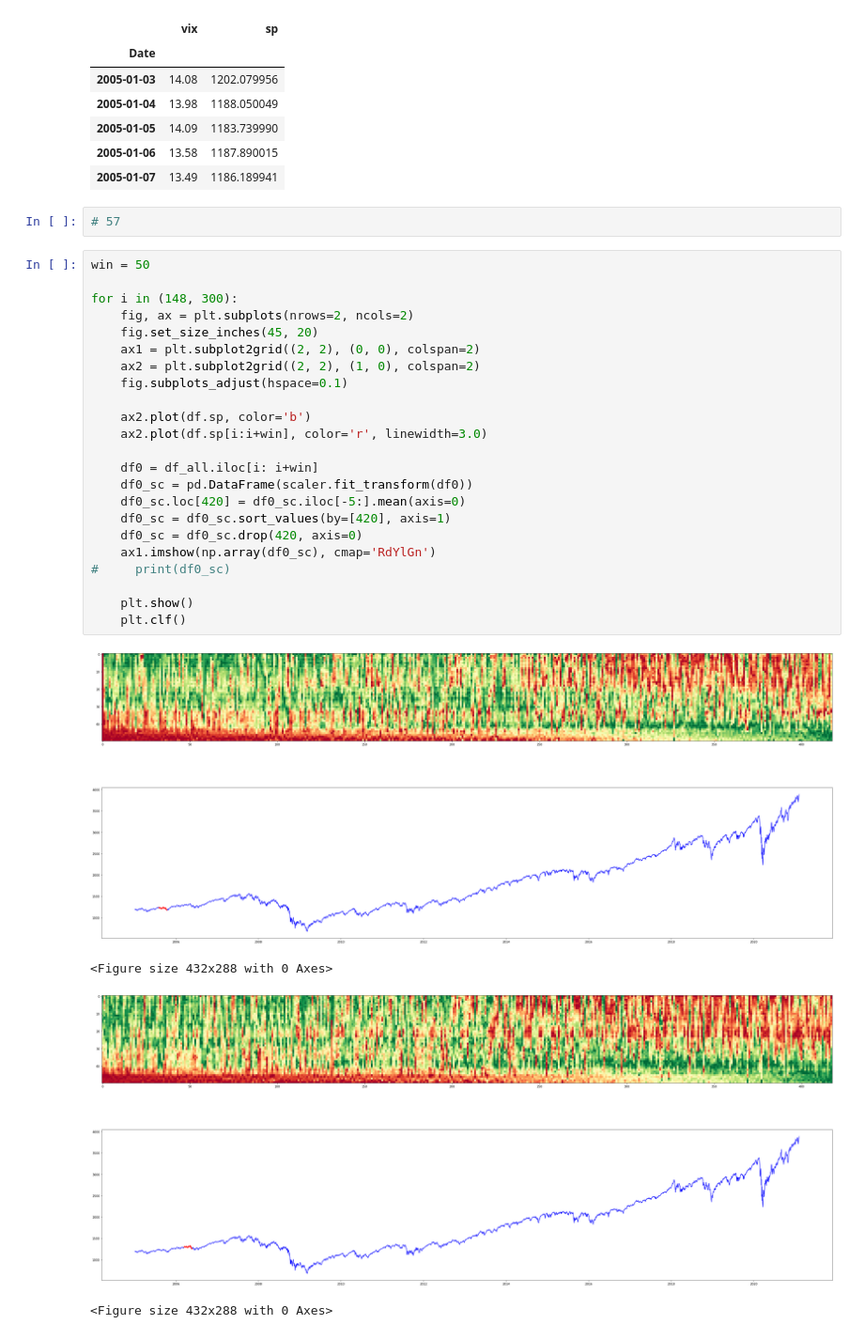
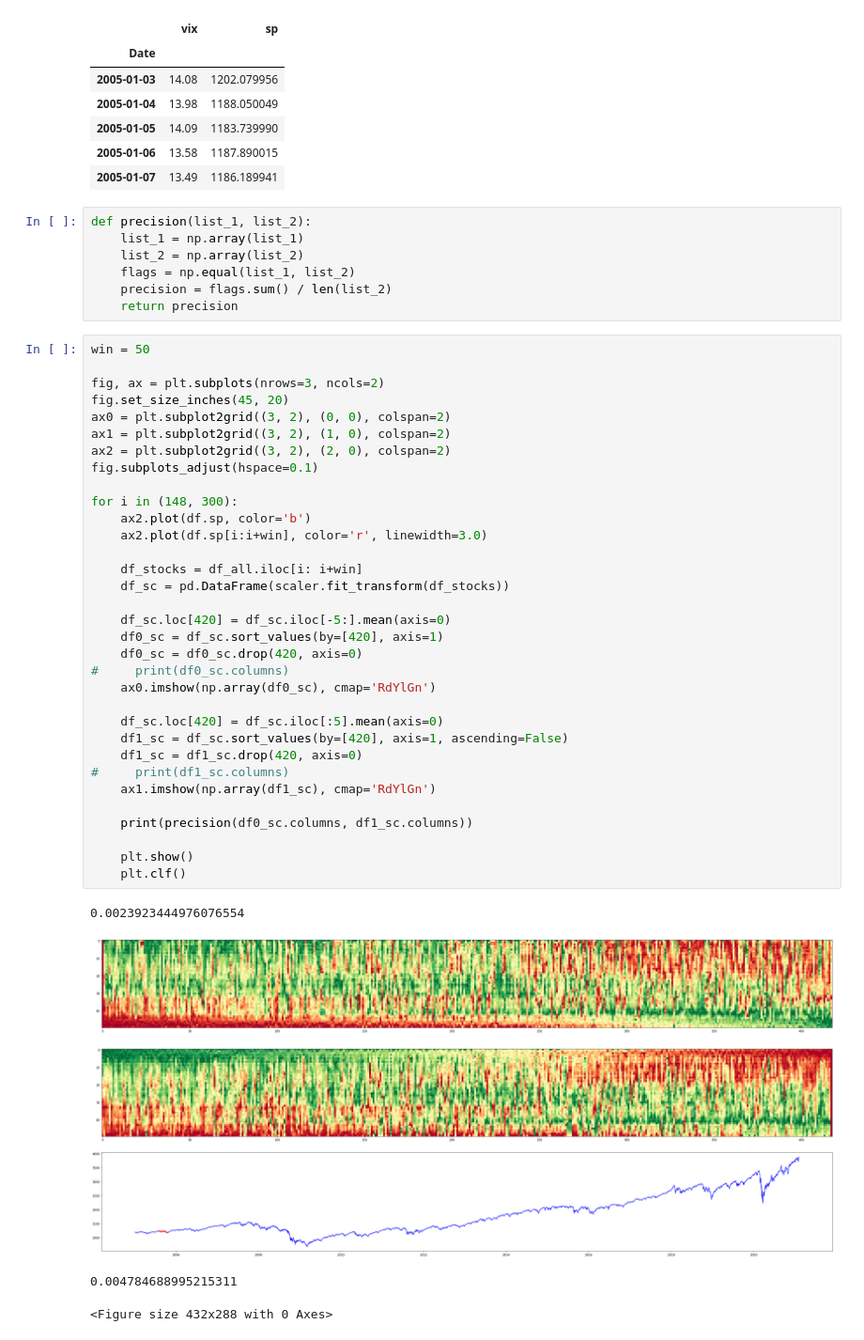
Before and after one commit to ksn38/fin, a Jupyter notebook: sp500_stocks2.ipynb, the cells around one changed output. Shown at 94% size. Drawn from its saved outputs; the diff is of its cells as text.

```diff
--- a/sp500_stocks2.ipynb
+++ b/sp500_stocks2.ipynb
@@ -34,33 +34,48 @@ df.head()
 | 2005-01-05 | 14.09 | 1183.739990 |
 | 2005-01-06 | 13.58 | 1187.890015 |
 | 2005-01-07 | 13.49 | 1186.189941 |
-# %%
-# 57
+# %%
+def precision(list_1, list_2):
+    list_1 = np.array(list_1)
+    list_2 = np.array(list_2)
+    flags = np.equal(list_1, list_2)
+    precision = flags.sum() / len(list_2)
+    return precision
 # %%
 win = 50
 
+fig, ax = plt.subplots(nrows=3, ncols=2)
+fig.set_size_inches(45, 20)
+ax0 = plt.subplot2grid((3, 2), (0, 0), colspan=2)
+ax1 = plt.subplot2grid((3, 2), (1, 0), colspan=2)
+ax2 = plt.subplot2grid((3, 2), (2, 0), colspan=2)
+fig.subplots_adjust(hspace=0.1)
+
 for i in (148, 300):
-    fig, ax = plt.subplots(nrows=2, ncols=2)
-    fig.set_size_inches(45, 20)
-    ax1 = plt.subplot2grid((2, 2), (0, 0), colspan=2)
-    ax2 = plt.subplot2grid((2, 2), (1, 0), colspan=2)
-    fig.subplots_adjust(hspace=0.1)
-
     ax2.plot(df.sp, color='b')
     ax2.plot(df.sp[i:i+win], color='r', linewidth=3.0)
 
-    df0 = df_all.iloc[i: i+win]
-    df0_sc = pd.DataFrame(scaler.fit_transform(df0))
-    df0_sc.loc[420] = df0_sc.iloc[-5:].mean(axis=0)
-    df0_sc = df0_sc.sort_values(by=[420], axis=1)
+    df_stocks = df_all.iloc[i: i+win]
+    df_sc = pd.DataFrame(scaler.fit_transform(df_stocks))
+
+    df_sc.loc[420] = df_sc.iloc[-5:].mean(axis=0)
+    df0_sc = df_sc.sort_values(by=[420], axis=1)
     df0_sc = df0_sc.drop(420, axis=0)
-    ax1.imshow(np.array(df0_sc), cmap='RdYlGn')
-#     print(df0_sc)
+#     print(df0_sc.columns)
+    ax0.imshow(np.array(df0_sc), cmap='RdYlGn')
+
+    df_sc.loc[420] = df_sc.iloc[:5].mean(axis=0)
+    df1_sc = df_sc.sort_values(by=[420], axis=1, ascending=False)
+    df1_sc = df1_sc.drop(420, axis=0)
+#     print(df1_sc.columns)
+    ax1.imshow(np.array(df1_sc), cmap='RdYlGn')
+
+    print(precision(df0_sc.columns, df1_sc.columns))
 
     plt.show()
     plt.clf()
 # %% [output]
+0.0023923444976076554
-[figure, old version]
+[figure, new version]
-<Figure size 432x288 with 0 Axes>
-[figure, removed]
-<Figure size 432x288 with 0 Axes>
+0.004784688995215311
+<Figure size 432x288 with 0 Axes>
```
Also changed, not shown: parts of 6 cells of this notebook.
